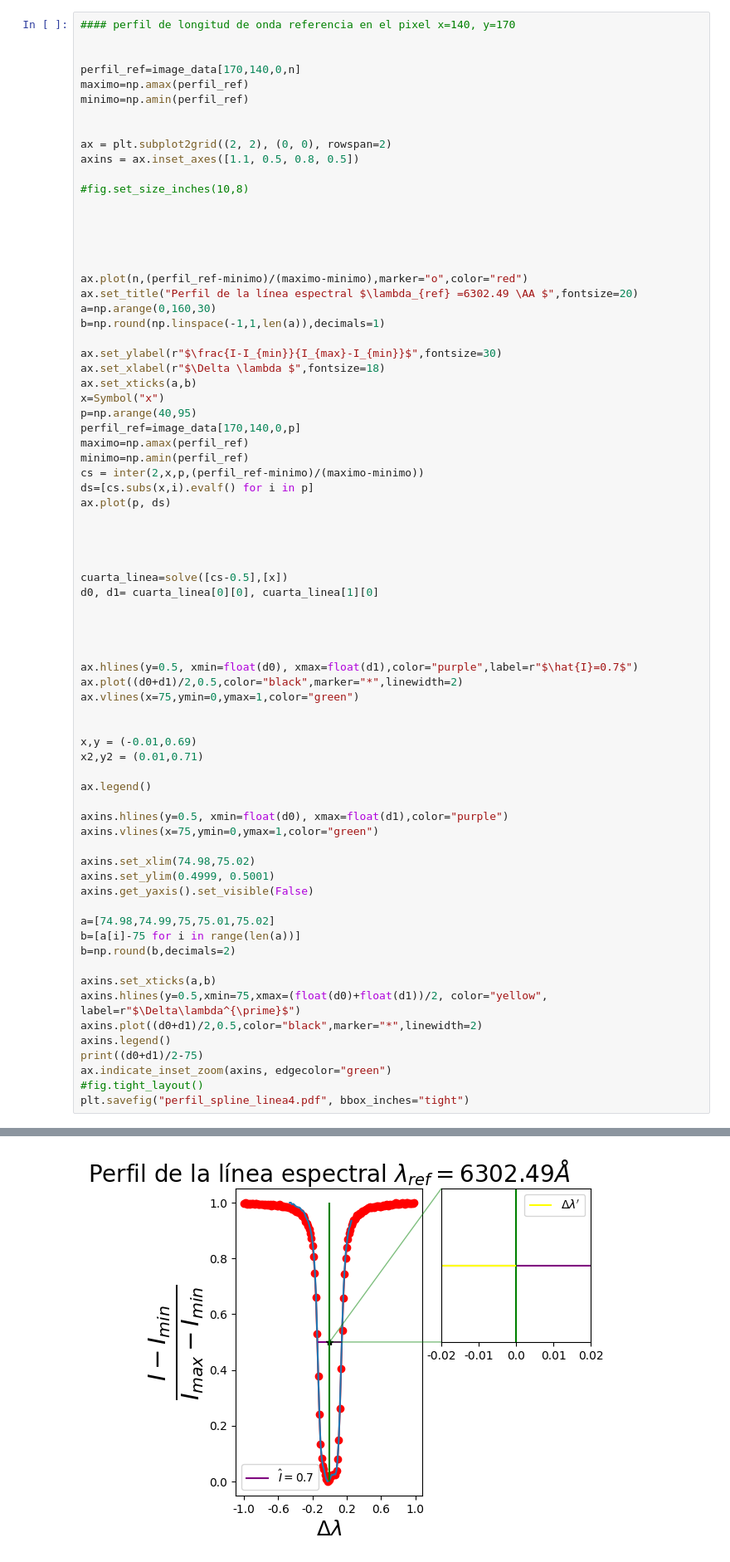
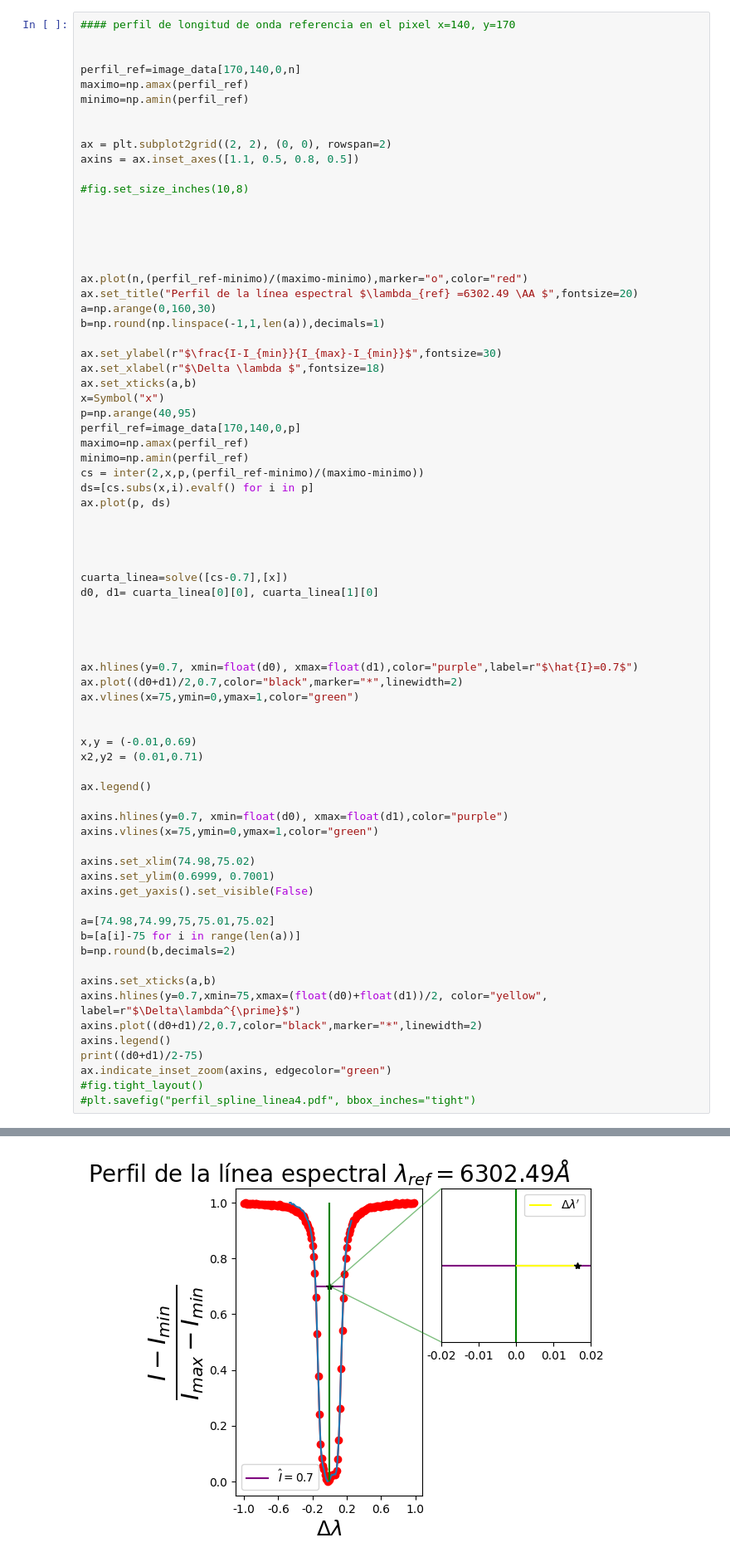
Before and after one commit to oscarcalv/Primer-Parcial-de-Fisica-Computacional, a Jupyter notebook: cuaderno_parcial.ipynb, the cells around one changed output, grey strips where cells are left out. Shown at 83% size. Drawn from its saved outputs; the diff is of its cells as text.

```diff
--- a/cuaderno_parcial.ipynb
+++ b/cuaderno_parcial.ipynb
@@ -362,14 +356,14 @@ ax.plot(p, ds)
 
 
 
-cuarta_linea=solve([cs-0.5],[x])
+cuarta_linea=solve([cs-0.7],[x])
 d0, d1= cuarta_linea[0][0], cuarta_linea[1][0]
 
 
 
 
-ax.hlines(y=0.5, xmin=float(d0), xmax=float(d1),color="purple",label=r"$\hat{I}=0.7$")
-ax.plot((d0+d1)/2,0.5,color="black",marker="*",linewidth=2)
+ax.hlines(y=0.7, xmin=float(d0), xmax=float(d1),color="purple",label=r"$\hat{I}=0.7$")
+ax.plot((d0+d1)/2,0.7,color="black",marker="*",linewidth=2)
 ax.vlines(x=75,ymin=0,ymax=1,color="green")
 
 
@@ -378,11 +372,11 @@ x2,y2 = (0.01,0.71)
 
 ax.legend()
 
-axins.hlines(y=0.5, xmin=float(d0), xmax=float(d1),color="purple")
+axins.hlines(y=0.7, xmin=float(d0), xmax=float(d1),color="purple")
 axins.vlines(x=75,ymin=0,ymax=1,color="green")
 
 axins.set_xlim(74.98,75.02)
-axins.set_ylim(0.4999, 0.5001)
+axins.set_ylim(0.6999, 0.7001)
 axins.get_yaxis().set_visible(False)
 
 a=[74.98,74.99,75,75.01,75.02]
@@ -390,11 +384,11 @@ b=[a[i]-75 for i in range(len(a))]
 b=np.round(b,decimals=2)
 
 axins.set_xticks(a,b)
-axins.hlines(y=0.5,xmin=75,xmax=(float(d0)+float(d1))/2, color="yellow", label=r"$\Delta\lambda^{\prime}$")
-axins.plot((d0+d1)/2,0.5,color="black",marker="*",linewidth=2)
+axins.hlines(y=0.7,xmin=75,xmax=(float(d0)+float(d1))/2, color="yellow", label=r"$\Delta\lambda^{\prime}$")
+axins.plot((d0+d1)/2,0.7,color="black",marker="*",linewidth=2)
 axins.legend()
 print((d0+d1)/2-75)
 ax.indicate_inset_zoom(axins, edgecolor="green")
 #fig.tight_layout()
-plt.savefig("perfil_spline_linea4.pdf", bbox_inches="tight")
+#plt.savefig("perfil_spline_linea4.pdf", bbox_inches="tight")
 # %% [output]
@@ -402,4 +401,4 @@ plt.savefig("perfil_spline_linea4.pdf", bbox_inches="tight")
-[figure, old version]
+[figure, new version]
 # %% [markdown]
 # OJO CON LA SIGUIENTE CELDA!!!!!!!!!!!!!!!!!!!!!!!!!!!!!!!!!
 # %%
```
Also changed, not shown: parts of 6 cells of this notebook.
